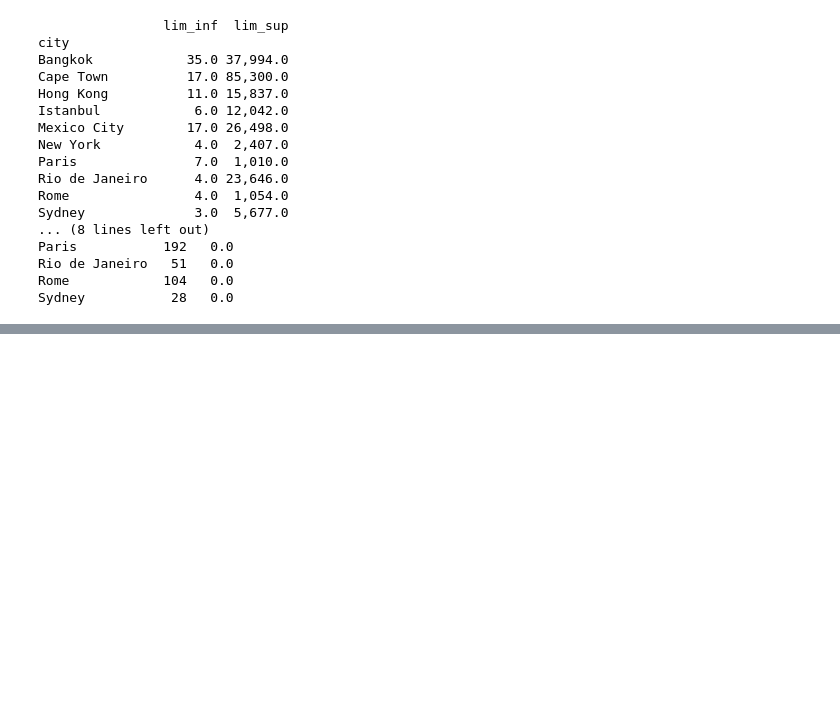
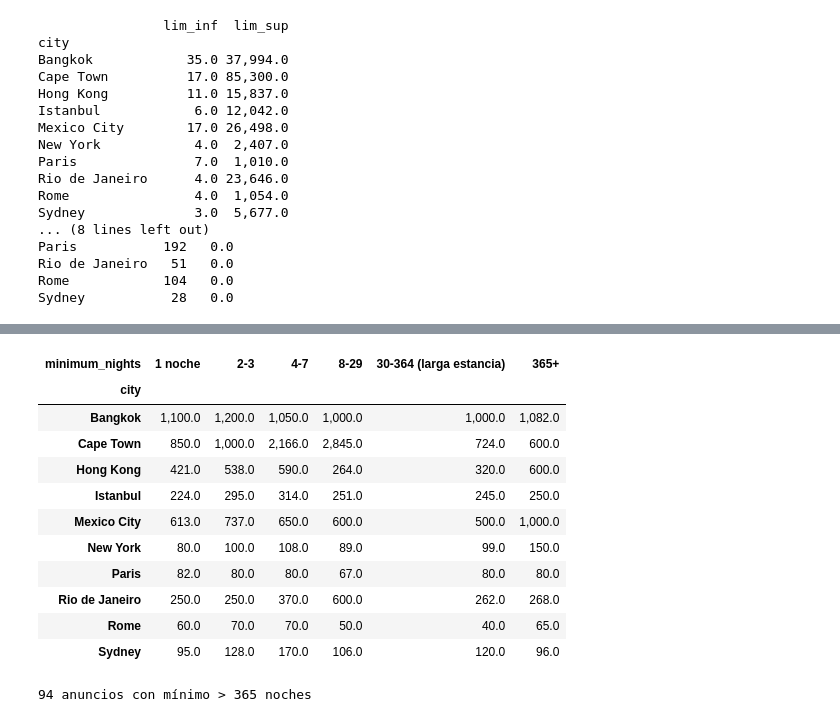
Before and after one commit to PabloArrHdez/Python, a Jupyter notebook: AirBnb/notebook.ipynb, the cells around one changed output, grey strips where cells are left out. Saved outputs shown, nothing was run; the diff lists cells and outputs as text; code cells hidden in the pictures; blank space fills up the shorter version.

```diff
--- a/AirBnb/notebook.ipynb
+++ b/AirBnb/notebook.ipynb
@@ -191,0 +249,22 @@ print(listings_reduce.shape)
+# %%
+# 4. ¿El precio cambia con la estancia mínima? (mediana por ciudad y tramo)
+(listings_reduce.groupby(["city", tramos], observed=True)["price"]
+    .median().unstack().round(0))
+# %% [output]
+| minimum_nights | 1 noche | 2-3 | 4-7 | 8-29 | 30-364 (larga estancia) | 365+ |
+| city |  |  |  |  |  |  |
+| Bangkok | 1,100.0 | 1,200.0 | 1,050.0 | 1,000.0 | 1,000.0 | 1,082.0 |
+| Cape Town | 850.0 | 1,000.0 | 2,166.0 | 2,845.0 | 724.0 | 600.0 |
+| Hong Kong | 421.0 | 538.0 | 590.0 | 264.0 | 320.0 | 600.0 |
+| Istanbul | 224.0 | 295.0 | 314.0 | 251.0 | 245.0 | 250.0 |
+| Mexico City | 613.0 | 737.0 | 650.0 | 600.0 | 500.0 | 1,000.0 |
+| New York | 80.0 | 100.0 | 108.0 | 89.0 | 99.0 | 150.0 |
+| Paris | 82.0 | 80.0 | 80.0 | 67.0 | 80.0 | 80.0 |
+| Rio de Janeiro | 250.0 | 250.0 | 370.0 | 600.0 | 262.0 | 268.0 |
+| Rome | 60.0 | 70.0 | 70.0 | 50.0 | 40.0 | 65.0 |
+| Sydney | 95.0 | 128.0 | 170.0 | 106.0 | 120.0 | 96.0 |
+# %%
+# Cuántos hay por encima de 365
+print((listings_reduce["minimum_nights"] > 365).sum(), "anuncios con mínimo > 365 noches")
+# %% [output]
+94 anuncios con mínimo > 365 noches
```
Also changed, not shown: parts of 11 cells of this notebook.
